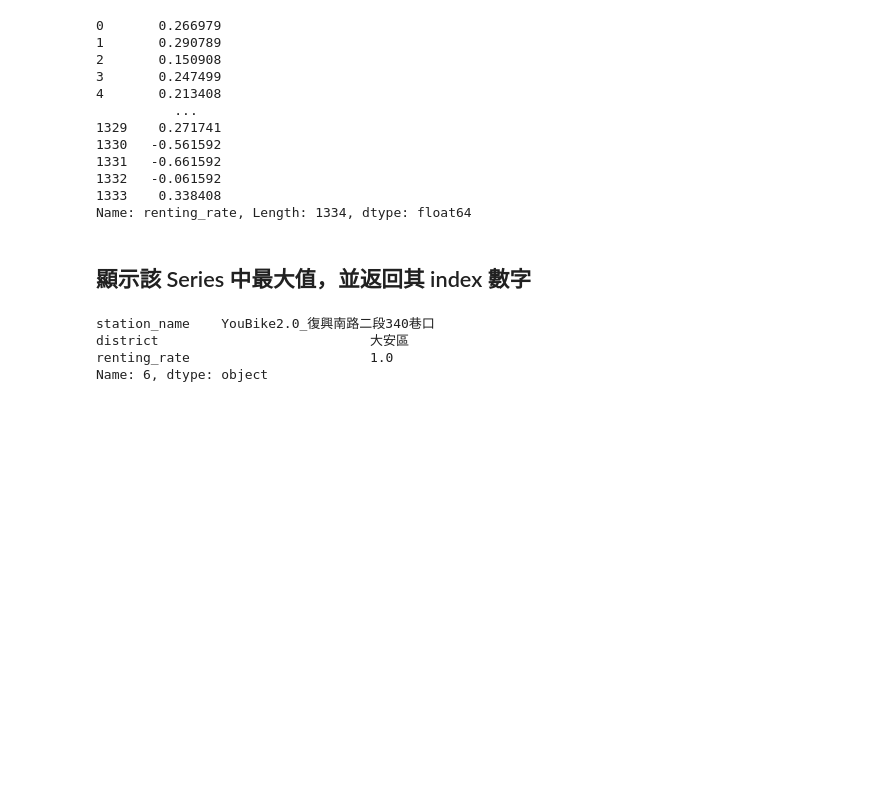
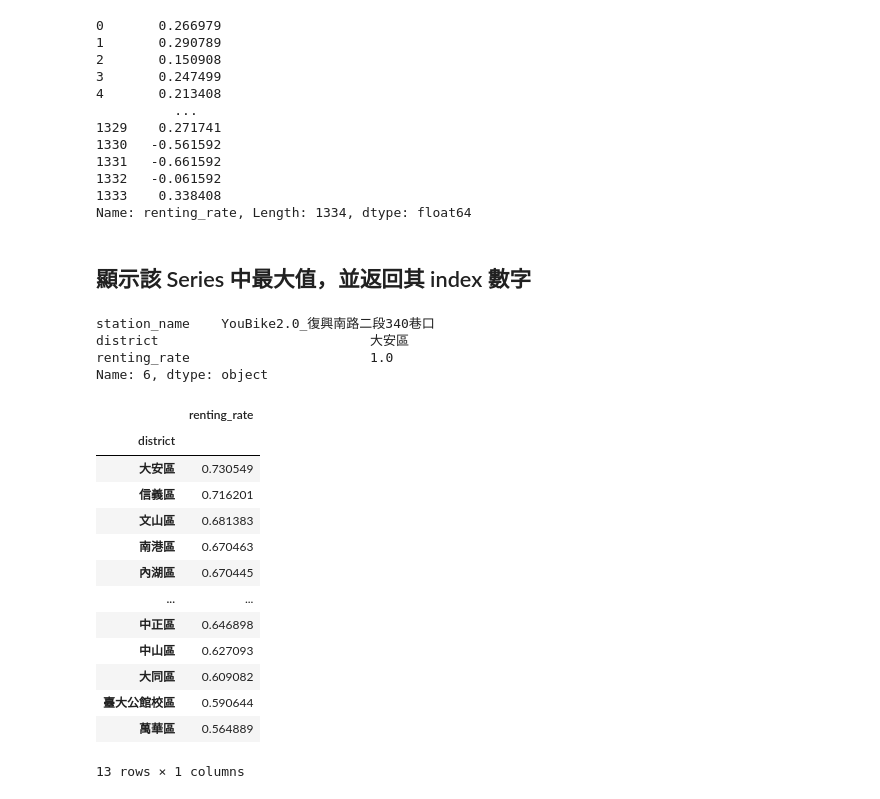
Before and after one commit to victorDeveloper0821/handon-py-data-analysis, a Jupyter notebook: PandasPractice.ipynb, the cells around one changed output. Cells and saved outputs as stored; diff of their text form; code cells hidden in the pictures; blank space fills up the shorter version.

Commit message:
Pandas 筆記新增 groupby 練習

```diff
--- a/PandasPractice.ipynb
+++ b/PandasPractice.ipynb
@@ -225,3 +227,21 @@ station_name    YouBike2.0_復興南路二段340巷口
 district                           大安區
 renting_rate                       1.0
 Name: 6, dtype: object
+# %%
+## 用 group by 找尋資料關聯性
+bikes[['district','renting_rate']].groupby('district').mean().sort_values('renting_rate',ascending=False)
+# %% [output]
+|  | renting_rate |
+| district |  |
+| 大安區 | 0.730549 |
+| 信義區 | 0.716201 |
+| 文山區 | 0.681383 |
+| 南港區 | 0.670463 |
+| 內湖區 | 0.670445 |
+| ... | ... |
+| 中正區 | 0.646898 |
+| 中山區 | 0.627093 |
+| 大同區 | 0.609082 |
+| 臺大公館校區 | 0.590644 |
+| 萬華區 | 0.564889 |
+13 rows × 1 columns
```
Also changed, not shown: parts of 5 cells of this notebook.
